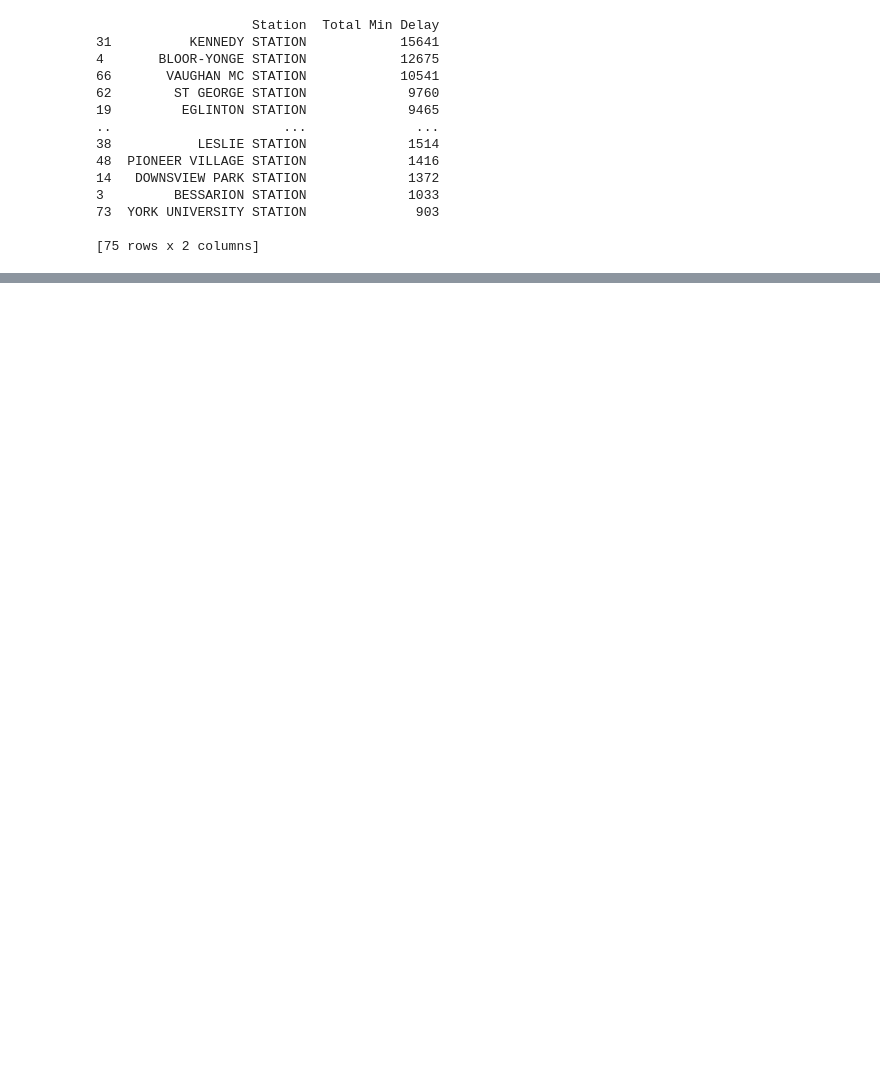
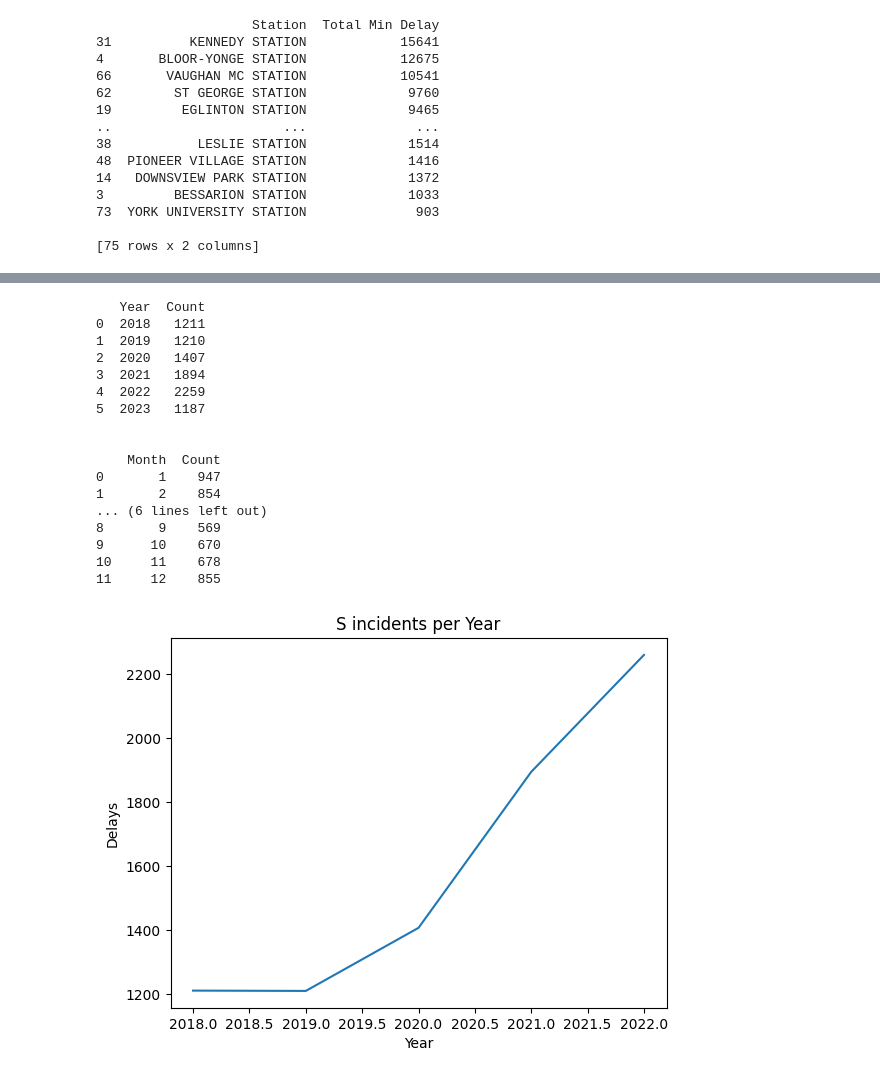
Before and after one commit to euan-nr/TTC-Incident-Reporting, a Jupyter notebook: TTC_Delays.ipynb, the cells around one changed output, grey strips where cells are left out. Drawn from its saved outputs; the diff is of its cells as text; code cells hidden in the pictures; blank space fills up the shorter version.

```diff
--- a/TTC_Delays.ipynb
+++ b/TTC_Delays.ipynb
@@ -209,0 +288,13 @@ print(station_delay_sum)
+# %%
+#Including 2023
+def timesplit(df):
+  year_count=df['Year'].value_counts().reset_index()
+  year_count.columns=['Year','Count']
+  year_count=year_count.sort_values(by='Year',ascending=True)
+  print(year_count.reset_index(drop=True))
+  print("\n")
+  month_count=df['Month'].value_counts().reset_index()
+  month_count.columns=['Month','Count']
+  month_count=month_count.sort_values(by='Month',ascending=True)
+  print(month_count.reset_index(drop=True))
+timesplit(df)
@@ -209,0 +334,24 @@ print(station_delay_sum)
+# %%
+#Filtering for S crime
+df_sus=df[df['Code'].str.startswith('S')]
+timesplit(df_sus)
+yearplt(df_sus, 'S incidents per Year')
+# %% [output]
+   Year  Count
+0  2018   1211
+1  2019   1210
+2  2020   1407
+3  2021   1894
+4  2022   2259
+5  2023   1187
+
+
+    Month  Count
+0       1    947
+1       2    854
+... (6 lines left out)
+8       9    569
+9      10    670
+10     11    678
+11     12    855
+[figure, added]
```
Also changed, not shown: parts of 17 cells of this notebook.
